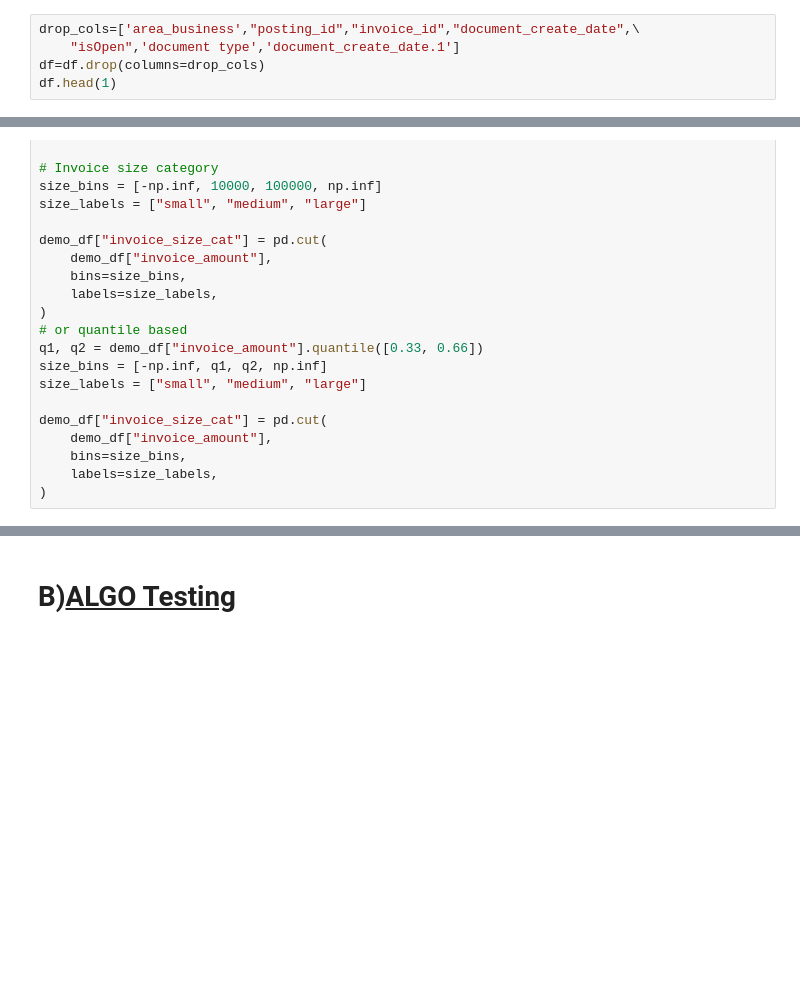
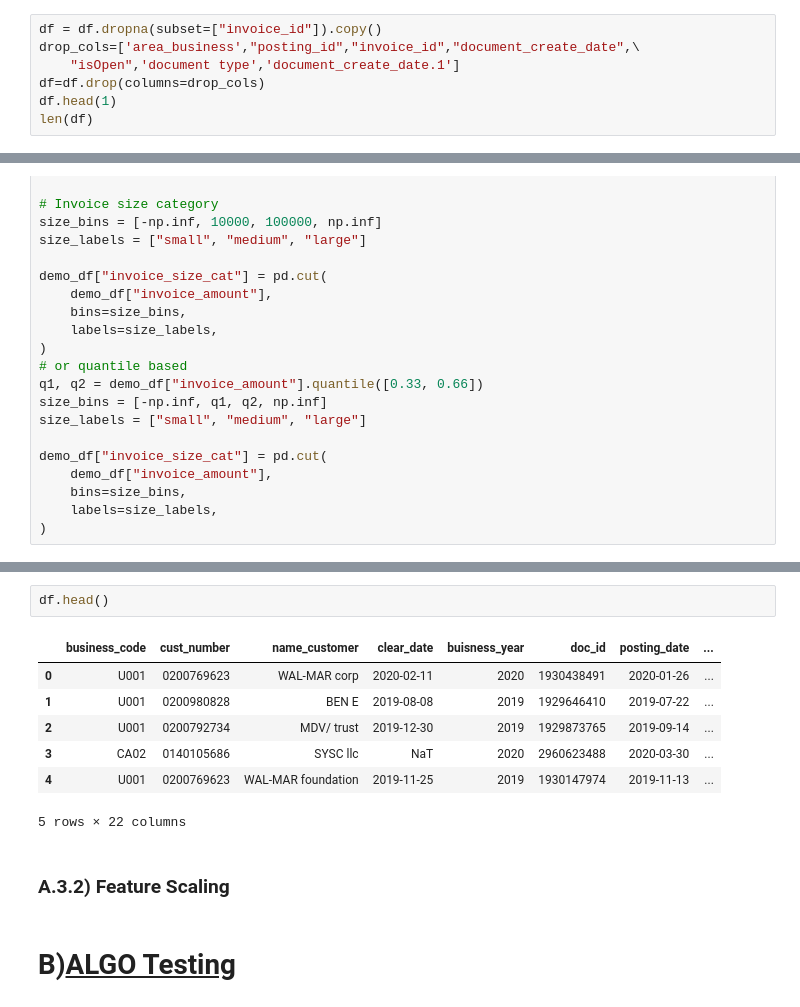
Before and after one commit to EwaltsJ/cf_copilot, a Jupyter notebook: notebooks/preprocessing_sai.ipynb, the cells around one changed output, grey strips where cells are left out. Cells and saved outputs as stored; diff of their text form; blank space fills up the shorter version.

```diff
--- a/notebooks/preprocessing_sai.ipynb
+++ b/notebooks/preprocessing_sai.ipynb
@@ -427,8 +435,10 @@ Index(['business_code', 'cust_number', 'name_customer', 'clear_date',
 # %% [markdown]
 ### A.2.2) Dropping unnecessary columns
 # %%
+df = df.dropna(subset=["invoice_id"]).copy()
 drop_cols=['area_business',"posting_id","invoice_id","document_create_date",\
     "isOpen",'document type','document_create_date.1']
 df=df.drop(columns=drop_cols)
 df.head(1)
+len(df)
 # %% [output]
@@ -641,3 +721,15 @@ demo_df[cols_to_view].head()
+# %%
+df.head()
+# %% [output]
+|  | business_code | cust_number | name_customer | clear_date | buisness_year | doc_id | posting_date | ... |
+| 0 | U001 | 0200769623 | WAL-MAR corp | 2020-02-11 | 2020 | 1930438491 | 2020-01-26 | ... |
+| 1 | U001 | 0200980828 | BEN E | 2019-08-08 | 2019 | 1929646410 | 2019-07-22 | ... |
+| 2 | U001 | 0200792734 | MDV/ trust | 2019-12-30 | 2019 | 1929873765 | 2019-09-14 | ... |
+| 3 | CA02 | 0140105686 | SYSC llc | NaT | 2020 | 2960623488 | 2020-03-30 | ... |
+| 4 | U001 | 0200769623 | WAL-MAR foundation | 2019-11-25 | 2019 | 1930147974 | 2019-11-13 | ... |
+5 rows × 22 columns
+# %% [markdown]
+### A.3.2) Feature Scaling
 # %% [markdown]
 # B)<u>ALGO Testing</u>
 # %% [markdown]
```
Also changed, not shown: parts of 9 cells of this notebook.
